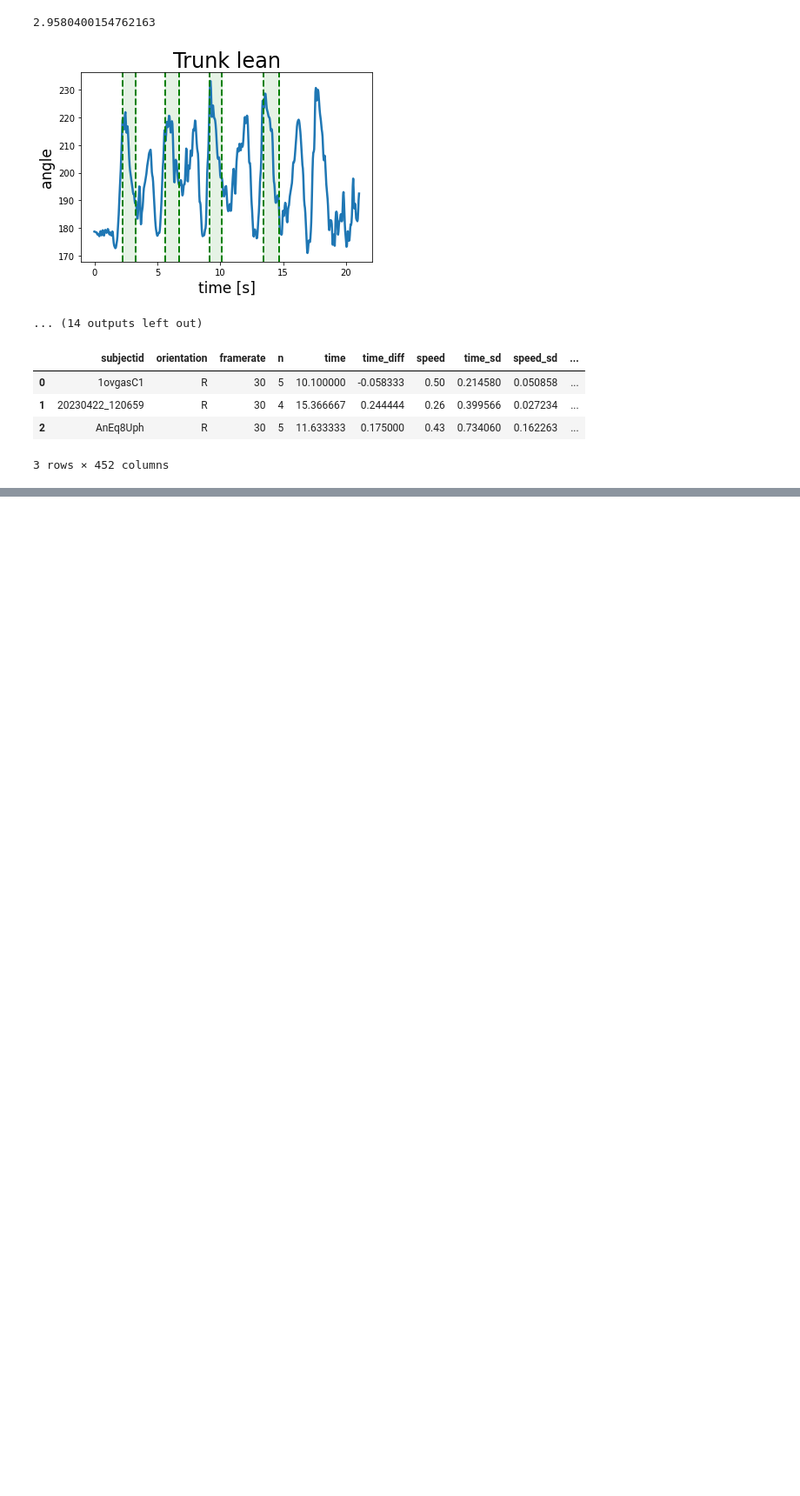
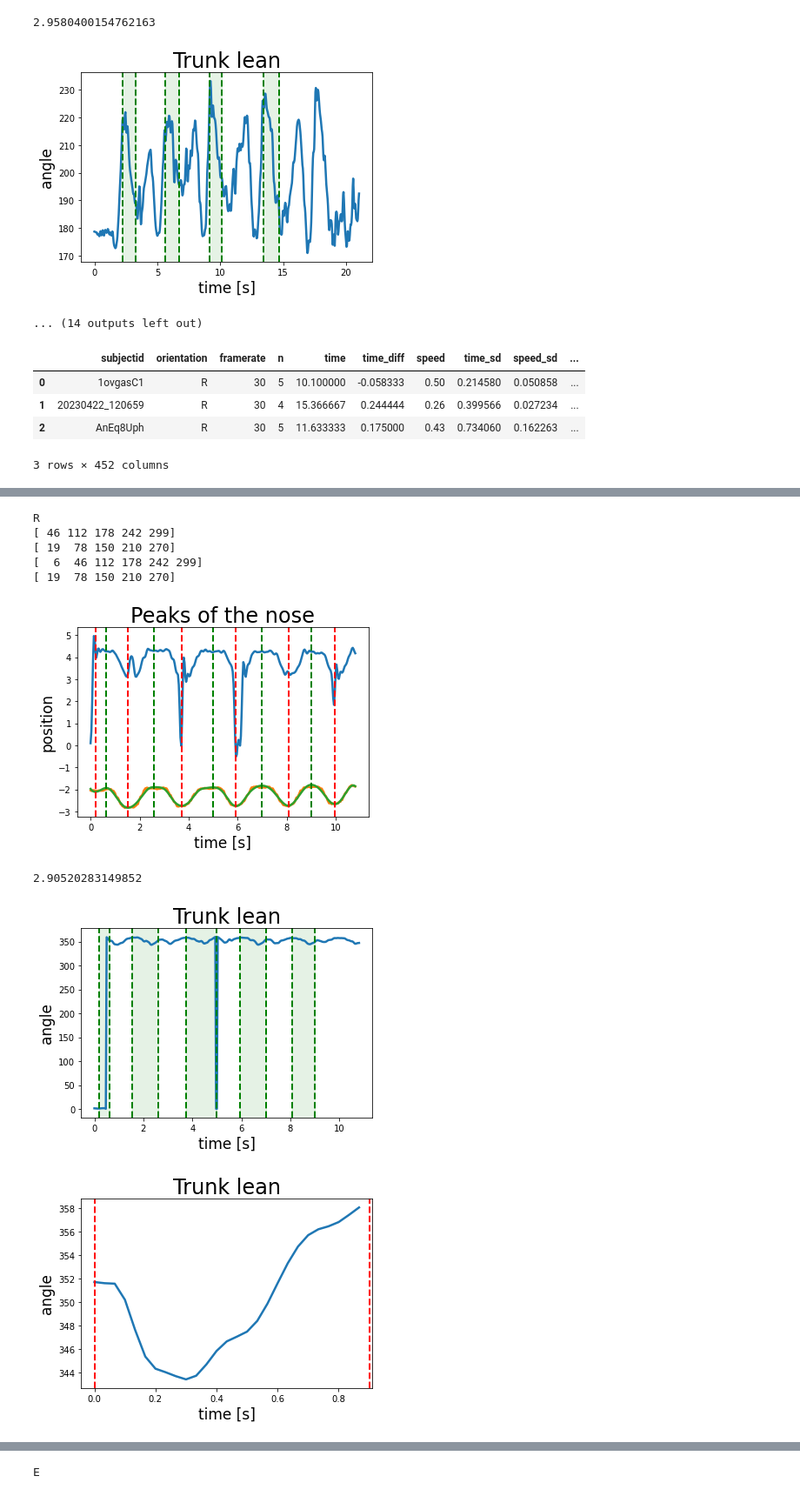
Before and after one commit to amandaliusa/cs231n, a Jupyter notebook: analysis/GetMetricsPoseformer.ipynb, the cells around one changed output, grey strips where cells are left out. Shown at 87% size. Drawn from its saved outputs; the diff is of its cells as text; code cells hidden in the pictures; blank space fills up the shorter version.

Commit message:
Extract 3d metrics from poseformer

```diff
--- a/analysis/GetMetricsPoseformer.ipynb
+++ b/analysis/GetMetricsPoseformer.ipynb
@@ -28,13 +28,13 @@ num_joints = 17
 # %%
 # preprocess a single video
 processed_npz_path="{}/pretrained_models/poseformer/1ovgasC1/input_2D/".format(homedir)
-res = np.load("{}/keypoints.npz".format(processed_npz_path))['reconstruction']
-res.shape
+res2d = np.load("{}/keypoints.npz".format(processed_npz_path))['reconstruction']
+res2d.shape
 # %% [output]
 (1, 325, 17, 2)
 # %%
-res = np.reshape(res, (res.shape[1], res.shape[2], res.shape[3]))
-print(res[0])
+res2d = np.reshape(res2d, (res2d.shape[1], res2d.shape[2], res2d.shape[3]))
+print(res2d[0])
 # %% [output]
 [[171.34386  256.31653 ]
  [158.9295   260.97192 ]
@@ -56,12 +56,12 @@ print(res[0])
 # %%
 # reshape data into format (# frames, num_joints * 3) where for each joint, the 3 values are (x, y, conf)
 # we'll default to 1 for confidence since these values aren't needed to calculate joint positions
-reshaped_res = np.ones((res.shape[0], num_joints * 3))
+reshaped_res_2d = np.ones((res2d.shape[0], num_joints * 3))
 mask_x = [i for i in range(0, num_joints*3, 3)]
 mask_y = [i+1 for i in range(0, num_joints*3, 3)]
-reshaped_res[:,mask_x] = res[:,:,0]
-reshaped_res[:,mask_y] = res[:,:,1]
-reshaped_res
+reshaped_res_2d[:,mask_x] = res2d[:,:,0]
+reshaped_res_2d[:,mask_y] = res2d[:,:,1]
+reshaped_res_2d
 # %% [output]
 array([[171.34385681, 256.31652832,   1.        , ..., 202.37973022,
         183.38221741,   1.        ],
@@ -199,0 +202,5 @@ res_df.to_csv("{}/results/results-poseformer-20230604.csv".format(homedir))
+# %%
+# preprocess a single video
+processed_npy_path="{}/pretrained_models/poseformer/1ovgasC1/".format(homedir)
+res3d = np.load("{}/3d_output.npy".format(processed_npy_path))
+res3d.shape
@@ -199,0 +254,14 @@ res_df.to_csv("{}/results/results-poseformer-20230604.csv".format(homedir))
+# %%
+# process a single video
+# process_subject_poseformer("1ovgasC1", reshaped_res_2d, reshaped_res_3d, framerate=30, show_plots=True)
+process_subject_poseformer("1ovgasC1", reshaped_res_2d, res3d, framerate=30, show_plots=True)
+# %% [output]
+R
+[ 46 112 178 242 299]
+[ 19  78 150 210 270]
+[  6  46 112 178 242 299]
+[ 19  78 150 210 270]
+[figure, added]
+2.90520283149852
+[figure, added]
+[figure, added]
@@ -199,0 +270 @@ res_df.to_csv("{}/results/results-poseformer-20230604.csv".format(homedir))
+E
```
Also changed, not shown: parts of 13 cells of this notebook, 4 other files.
